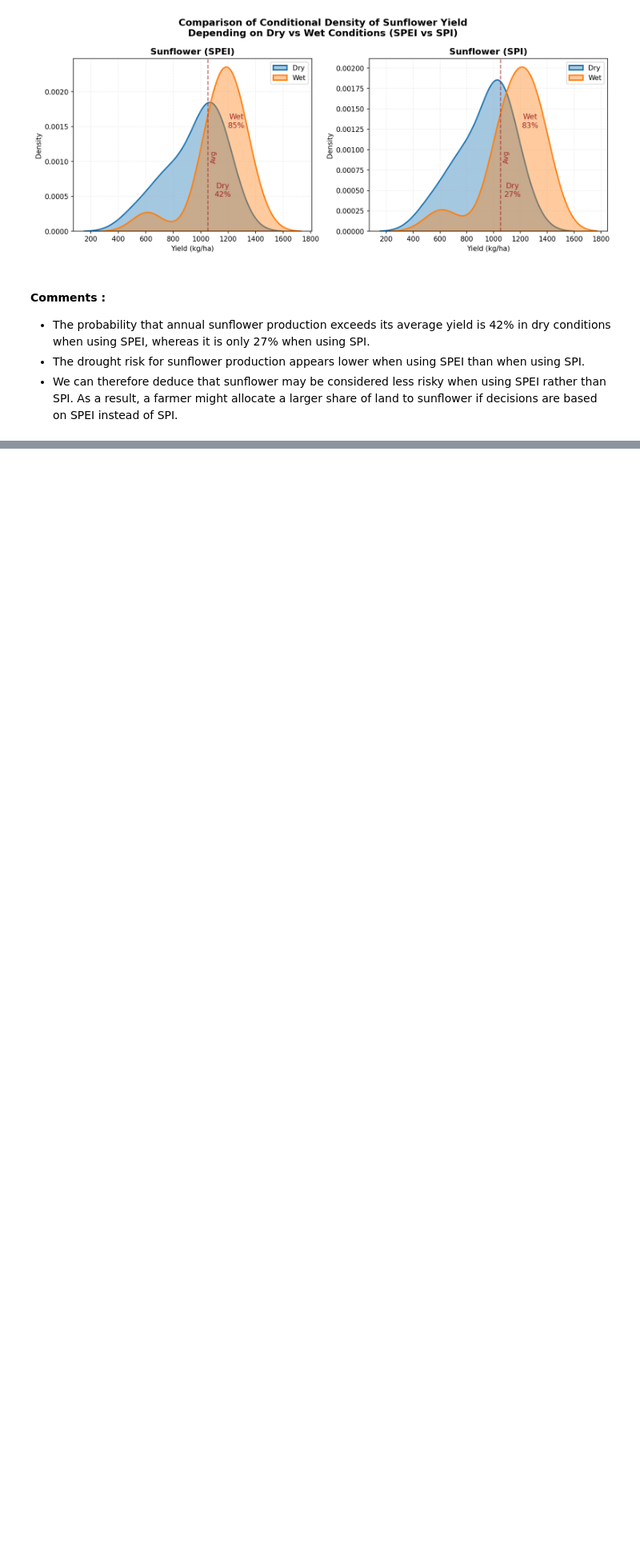
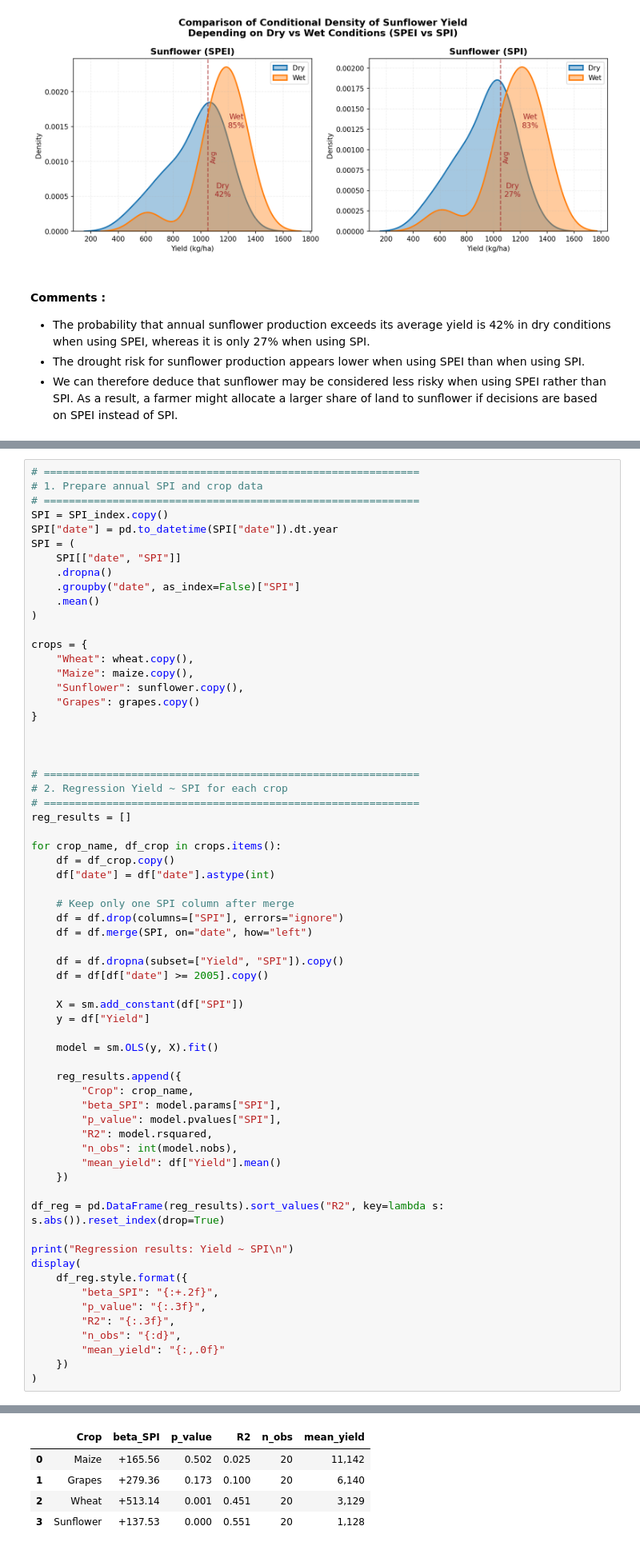
Before and after one commit to lochardi/GreenFinance, a Jupyter notebook: main final 2.ipynb, the cells around one changed output, grey strips where cells are left out. Shown at 80% size. Cells and saved outputs as stored; diff of their text form; blank space fills up the shorter version.

```diff
--- a/main final 2.ipynb
+++ b/main final 2.ipynb
@@ -1282,0 +1293,65 @@ plt.show()
+# %%
+# ============================================================
+# 1. Prepare annual SPI and crop data
+# ============================================================
+SPI = SPI_index.copy()
+SPI["date"] = pd.to_datetime(SPI["date"]).dt.year
+SPI = (
+    SPI[["date", "SPI"]]
+    .dropna()
+    .groupby("date", as_index=False)["SPI"]
+    .mean()
+)
+
+crops = {
+    "Wheat": wheat.copy(),
+    "Maize": maize.copy(),
+    "Sunflower": sunflower.copy(),
+    "Grapes": grapes.copy()
+}
+
+
+
+# ============================================================
+# 2. Regression Yield ~ SPI for each crop
+# ============================================================
+reg_results = []
+
+for crop_name, df_crop in crops.items():
+    df = df_crop.copy()
+    df["date"] = df["date"].astype(int)
+
+    # Keep only one SPI column after merge
+    df = df.drop(columns=["SPI"], errors="ignore")
+    df = df.merge(SPI, on="date", how="left")
+
+    df = df.dropna(subset=["Yield", "SPI"]).copy()
+    df = df[df["date"] >= 2005].copy()
+
+    X = sm.add_constant(df["SPI"])
+    y = df["Yield"]
+
+    model = sm.OLS(y, X).fit()
+
+    reg_results.append({
+        "Crop": crop_name,
+        "beta_SPI": model.params["SPI"],
+        "p_value": model.pvalues["SPI"],
+        "R2": model.rsquared,
+        "n_obs": int(model.nobs),
+        "mean_yield": df["Yield"].mean()
+    })
+
+df_reg = pd.DataFrame(reg_results).sort_values("R2", key=lambda s: s.abs()).reset_index(drop=True)
+
+print("Regression results: Yield ~ SPI\n")
+display(
+    df_reg.style.format({
+        "beta_SPI": "{:+.2f}",
+        "p_value": "{:.3f}",
+        "R2": "{:.3f}",
+        "n_obs": "{:d}",
+        "mean_yield": "{:,.0f}"
+    })
+)
+# %% [output]
@@ -1282,0 +1359,5 @@ plt.show()
+|  | Crop | beta_SPI | p_value | R2 | n_obs | mean_yield |
+| 0 | Maize | +165.56 | 0.502 | 0.025 | 20 | 11,142 |
+| 1 | Grapes | +279.36 | 0.173 | 0.100 | 20 | 6,140 |
+| 2 | Wheat | +513.14 | 0.001 | 0.451 | 20 | 3,129 |
+| 3 | Sunflower | +137.53 | 0.000 | 0.551 | 20 | 1,128 |
```
Also changed, not shown: parts of 5 cells of this notebook.
